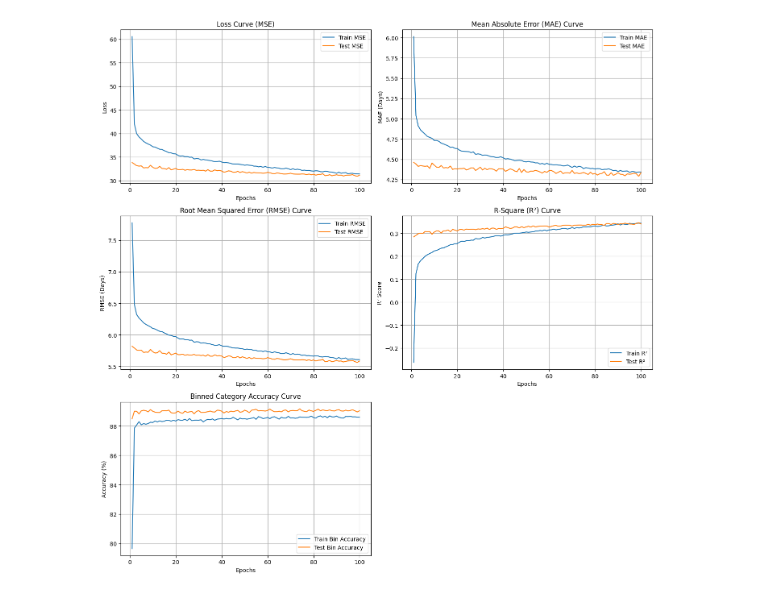
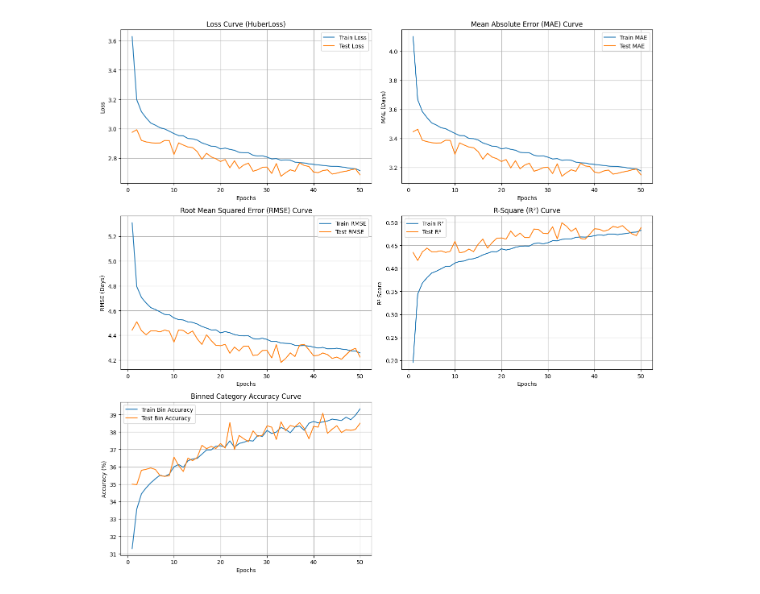
Before and after one commit to Labib1610/Olist_analysis, a Jupyter notebook: notebooks/neural_network.ipynb, the cells around one changed output. Cells and saved outputs as stored; diff of their text form; code cells hidden in the pictures.

```diff
--- a/notebooks/neural_network.ipynb
+++ b/notebooks/neural_network.ipynb
@@ -12,10 +12,12 @@ import matplotlib.pyplot as plt
 # 1. Load the preprocessed dataset
 df = pd.read_csv('../data/interim/olist_ml_processed_dataset.csv')
 
+# 3. Separate the features (X) and the target variable (y)
+X = df.drop(columns=['actual_delivery_days',"delivery_status"]).values.astype('float32')
+y = df['actual_delivery_days'].values.astype('float32').reshape(-1, 1)
 
-# 3. Separate the features (X) and the target variable (y)
-X = df.drop(columns=['delivery_delay_days',"delivery_status"]).values.astype('float32')
-y = df['delivery_delay_days'].values.astype('float32').reshape(-1, 1)
+ymin = df['actual_delivery_days'].min()
+ymax = df['actual_delivery_days'].max()
 
 # 4. Split into training and testing sets (80% train, 20% test)
 X_train, X_test, y_train, y_test = train_test_split(X, y, test_size=0.2, random_state=42)
@@ -24,7 +26,7 @@ X_train, X_test, y_train, y_test = train_test_split(X, y, test_size=0.2, random_
 train_dataset = TensorDataset(torch.tensor(X_train), torch.tensor(y_train))
 test_dataset = TensorDataset(torch.tensor(X_test), torch.tensor(y_test))
 
-# 6. Create DataLoaders with a batch size of 256
+# 6. Create DataLoaders with a batch size of 64
 batch_size = 256
 train_loader = DataLoader(train_dataset, batch_size=batch_size, shuffle=True)
 test_loader = DataLoader(test_dataset, batch_size=batch_size, shuffle=False)
@@ -107,26 +121,34 @@ DeliveryDelayNN(
 )
 # %%
-# --- Binning Configurations ---
-bins = [-np.inf, -5, 0, 4, np.inf]
-labels = ['Very Early', 'Early', 'Late', 'Very Late']
+# Ensure device matches your setup
+device = torch.device('cuda' if torch.cuda.is_available() else 'cpu')
+model = model.to(device)
 
-# Training Loop
-epochs = 100
+# --- Updated Binning Configurations to match your 0-28 day histogram ---
+bins = [-np.inf, 3, 6, 9, 14, 20, np.inf]
+labels = ['Very Early', 'Somewhat Early', 'Early', 'On Time', 'Somewhat Late', 'Very Late']
+
+# Training Loop Configs
+epochs = 50
 history = {
     'train_loss': [], 'test_loss': [],
     'train_mae': [], 'test_mae': [],
     'train_rmse': [], 'test_rmse': [],
     'train_r2': [], 'test_r2': [],
-    'train_bin_acc': [], 'test_bin_acc': []  # Added tracking for binned accuracy
+    'train_bin_acc': [], 'test_bin_acc': []
 }
 
 for epoch in range(epochs):
+    # ================= TRAINING MODE =================
     model.train()
     all_train_preds = []
     all_train_trues = []
     running_train_loss = 0.0
 
     for batch_X, batch_y in train_loader:
+        # FIXED: Move inputs & targets to active device
+        batch_X, batch_y = batch_X.to(device), batch_y.to(device)
+
         optimizer.zero_grad()
         outputs = model(batch_X)
         loss = criterion(outputs, batch_y)
@@ -142,11 +164,12 @@ for epoch in range(epochs):
     train_rmse = np.sqrt(mean_squared_error(all_train_trues, all_train_preds))
     train_r2 = r2_score(all_train_trues, all_train_preds)
 
-    # --- Training Binning Calculations ---
+    # Training Binning Calculations
     binned_train_preds = pd.cut(all_train_preds, bins=bins, labels=labels, right=True)
     binned_train_trues = pd.cut(all_train_trues, bins=bins, labels=labels, right=True)
     train_bin_acc = accuracy_score(binned_train_trues, binned_train_preds)
 
+    # ================= EVALUATION MODE =================
     model.eval()
     all_test_preds = []
     all_test_trues = []
@@ -154,6 +177,9 @@ for epoch in range(epochs):
 
     with torch.no_grad():
         for batch_X, batch_y in test_loader:
+            # FIXED: Move inputs & targets to active device
+            batch_X, batch_y = batch_X.to(device), batch_y.to(device)
+
             outputs = model(batch_X)
             loss = criterion(outputs, batch_y)
 
@@ -166,12 +192,12 @@ for epoch in range(epochs):
     test_rmse = np.sqrt(mean_squared_error(all_test_trues, all_test_preds))
     test_r2 = r2_score(all_test_trues, all_test_preds)
 
-    # --- Testing Binning Calculations ---
+    # Testing Binning Calculations
     binned_test_preds = pd.cut(all_test_preds, bins=bins, labels=labels, right=True)
     binned_test_trues = pd.cut(all_test_trues, bins=bins, labels=labels, right=True)
     test_bin_acc = accuracy_score(binned_test_trues, binned_test_preds)
 
-    # --- History Storage ---
+    # Store history
     history['train_loss'].append(epoch_train_loss)
     history['test_loss'].append(epoch_test_loss)
     history['train_mae'].append(train_mae)
@@ -183,17 +209,19 @@ for epoch in range(epochs):
     history['train_bin_acc'].append(train_bin_acc)
     history['test_bin_acc'].append(test_bin_acc)
 
+    # FIXED: String matches whatever loss criteria you use (Huber vs MSE)
+    loss_name = criterion.__class__.__name__
     print(f"Epoch {epoch+1:02d}/{epochs} | "
-          f"Train MSE: {epoch_train_loss:.4f} - Test MSE: {epoch_test_loss:.4f} | "
+          f"Train {loss_name}: {epoch_train_loss:.4f} - Test {loss_name}: {epoch_test_loss:.4f} | "
           f"Train Bin Acc: {train_bin_acc*100:.2f}% - Test Bin Acc: {test_bin_acc*100:.2f}%")
 
-# --- 4. Visualization (Updated to 3x2 Grid Layout) ---
+# ================= VISUALIZATION =================
 fig, axs = plt.subplots(3, 2, figsize=(14, 14))
 
-# MSE Loss Curve
-axs[0, 0].plot(range(1, epochs + 1), history['train_loss'], label='Train MSE')
-axs[0, 0].plot(range(1, epochs + 1), history['test_loss'], label='Test MSE')
-axs[0, 0].set_title('Loss Curve (MSE)')
+# Dynamics Loss Title based on actual instance parameter
+axs[0, 0].plot(range(1, epochs + 1), history['train_loss'], label='Train Loss')
+axs[0, 0].plot(range(1, epochs + 1), history['test_loss'], label='Test Loss')
+axs[0, 0].set_title(f'Loss Curve ({loss_name})')
 axs[0, 0].set_xlabel('Epochs')
 axs[0, 0].set_ylabel('Loss')
 axs[0, 0].legend()
@@ -235,7 +263,7 @@ axs[2, 0].set_ylabel('Accuracy (%)')
 axs[2, 0].legend()
 axs[2, 0].grid(True)
 
-# Hide the empty 6th subplot (row 2, col 1) to keep the layout clean
+# Delete empty placeholder grid block
 fig.delaxes(axs[2, 1])
 
 plt.tight_layout()
@@ -261,4 +289,4 @@ Epoch 100/100 | Train MSE: 31.4251 - Test MSE: 31.1725 | Train Bin Acc: 88.61% -
-[figure, old version]
+[figure, new version]
 # %%
 results_df = pd.DataFrame({
     'Actual_Days': all_test_trues,
```
Also changed, not shown: parts of 4 cells of this notebook, 4 other files.
